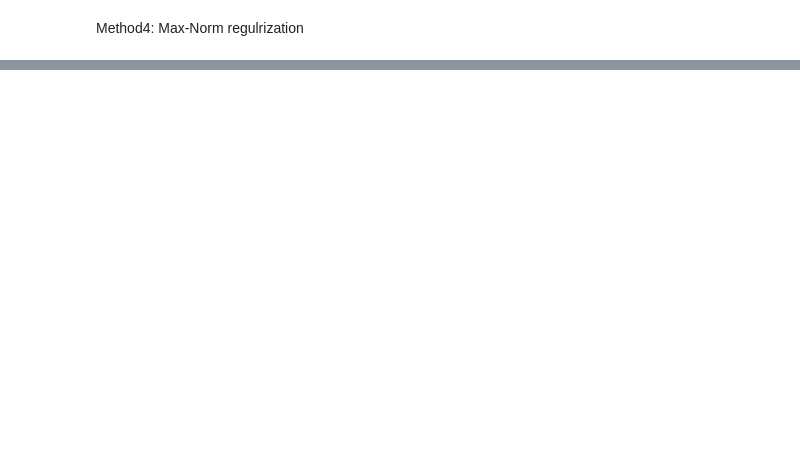
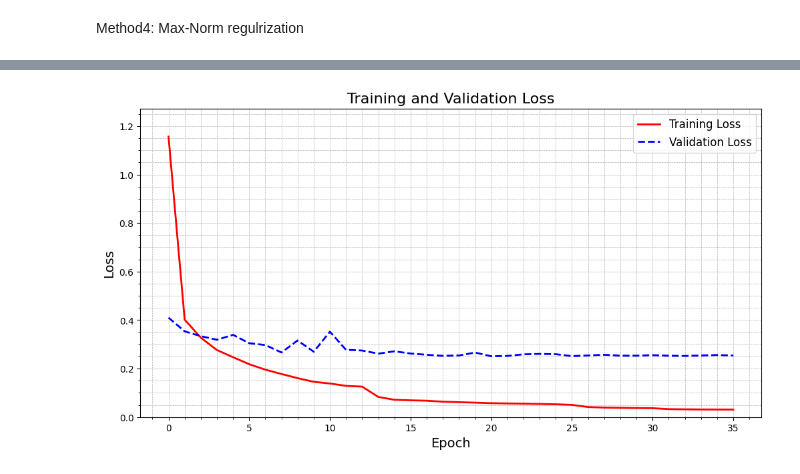
Before and after one commit to waritkan/Car_price_prediction_using_mlp_regression, a Jupyter notebook: Car_price_prediction.ipynb, the cells around one changed output, grey strips where cells are left out. Saved outputs shown, nothing was run; the diff lists cells and outputs as text; code cells hidden in the pictures; blank space fills up the shorter version.

```diff
--- a/Car_price_prediction.ipynb
+++ b/Car_price_prediction.ipynb
@@ -584,0 +588,20 @@ The RMSE value is:  0.25191572308540344
+# %%
+tf.random.set_seed(42)
+
+model = tf.keras.Sequential()
+model.add(tf.keras.layers.Flatten(input_shape=input_shape))
+
+for _ in range(hl) :
+  model.add(tf.keras.layers.Dense(nr, kernel_initializer="he_normal", activation="relu"))
+
+model.add(tf.keras.layers.Dense(1, activation='linear'))
+
+optimizer = RMSprop(learning_rate = lr)
+model.compile(loss="mse", optimizer=optimizer, metrics=["mse"])
+history = model.fit(X_train, y_train, epochs=100,batch_size=128,
+                    validation_data=(X_valid, y_valid),
+                    callbacks=[early_stopping_cb, model_checkpoint_cb, lr_scheduler])
+
+mse_test, rmse_test = model.evaluate(X_test, y_test)
+print('The MSE value is: ', mse_test)
+print('The RMSE value is: ', rmse_test)
@@ -584,0 +626,17 @@ The RMSE value is:  0.25191572308540344
+# %%
+def plot_loss(history):
+    plt.figure(figsize=(12, 6))
+    plt.plot(history.history['loss'], color='red', linestyle='-', linewidth=2, label='Training Loss')
+    plt.plot(history.history['val_loss'], color='blue', linestyle='--', linewidth=2, label='Validation Loss')
+    plt.ylim([0, max(max(history.history['loss']), max(history.history['val_loss'])) * 1.1])
+    plt.xlabel('Epoch', fontsize=14)
+    plt.ylabel('Loss', fontsize=14)
+    plt.title('Training and Validation Loss', fontsize=16)
+    plt.legend(loc='upper right', fontsize=12)
+    plt.grid(True, which='both', linestyle='--', linewidth=0.5)
+    plt.minorticks_on()
+    plt.show()
+
+plot_loss(history)
+# %% [output]
+[figure, added]
```
Also changed, not shown: parts of 12 cells of this notebook.
